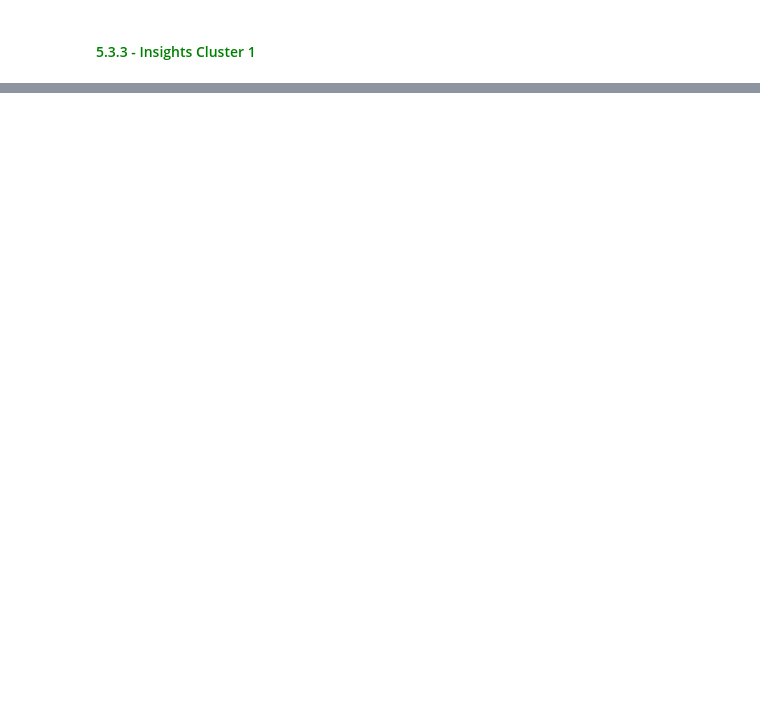
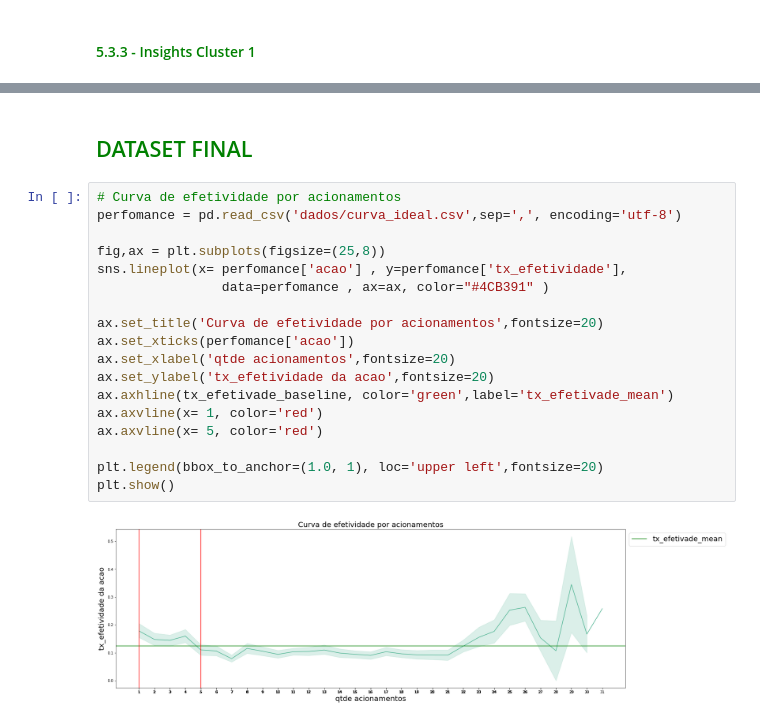
Before and after one commit to Robisonnunes/DC2022_robison_nunes, a Jupyter notebook: data_analysis_dc22_Robison_Nunes.ipynb, the cells around one changed output, grey strips where cells are left out. Drawn from its saved outputs; the diff is of its cells as text; blank space fills up the shorter version.

```diff
--- a/data_analysis_dc22_Robison_Nunes.ipynb
+++ b/data_analysis_dc22_Robison_Nunes.ipynb
@@ -1714,0 +1538,22 @@ açoes, achatando a curva, evitando acumular a maior parte dos recebimentos com
+# %% [markdown]
+## <font color=green>  DATASET FINAL </font>
+# %%
+# Curva de efetividade por acionamentos
+perfomance = pd.read_csv('dados/curva_ideal.csv',sep=',', encoding='utf-8')
+
+fig,ax = plt.subplots(figsize=(25,8))
+sns.lineplot(x= perfomance['acao'] , y=perfomance['tx_efetividade'],
+                data=perfomance , ax=ax, color="#4CB391" )
+
+ax.set_title('Curva de efetividade por acionamentos',fontsize=20)
+ax.set_xticks(perfomance['acao'])
+ax.set_xlabel('qtde acionamentos',fontsize=20)
+ax.set_ylabel('tx_efetividade da acao',fontsize=20)
+ax.axhline(tx_efetivade_baseline, color='green',label='tx_efetivade_mean')
+ax.axvline(x= 1, color='red')
+ax.axvline(x= 5, color='red')
+
+plt.legend(bbox_to_anchor=(1.0, 1), loc='upper left',fontsize=20)
+plt.show()
+# %% [output]
+[figure, added]
```
Also changed, not shown: parts of 35 cells of this notebook, 5 other files.
